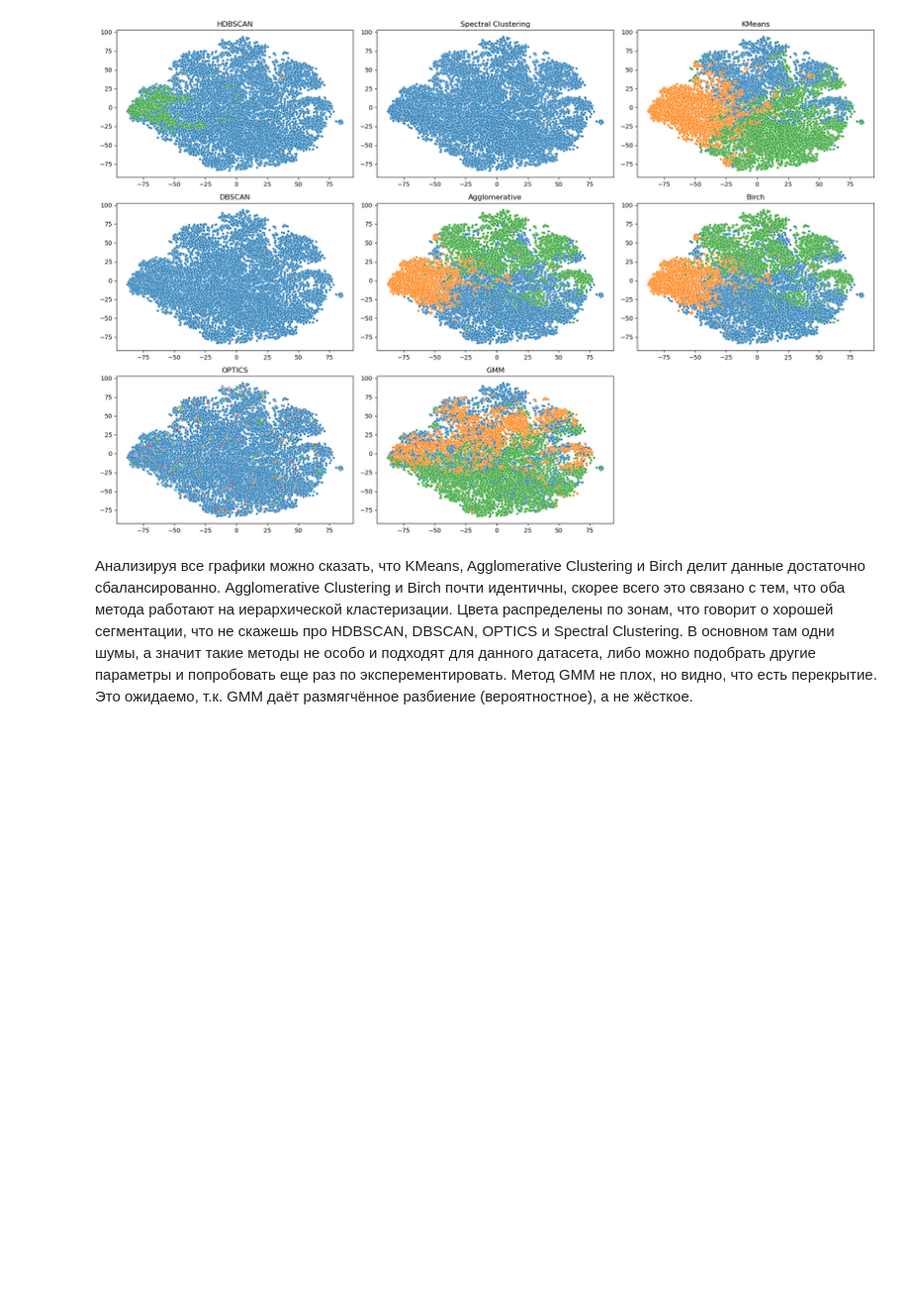
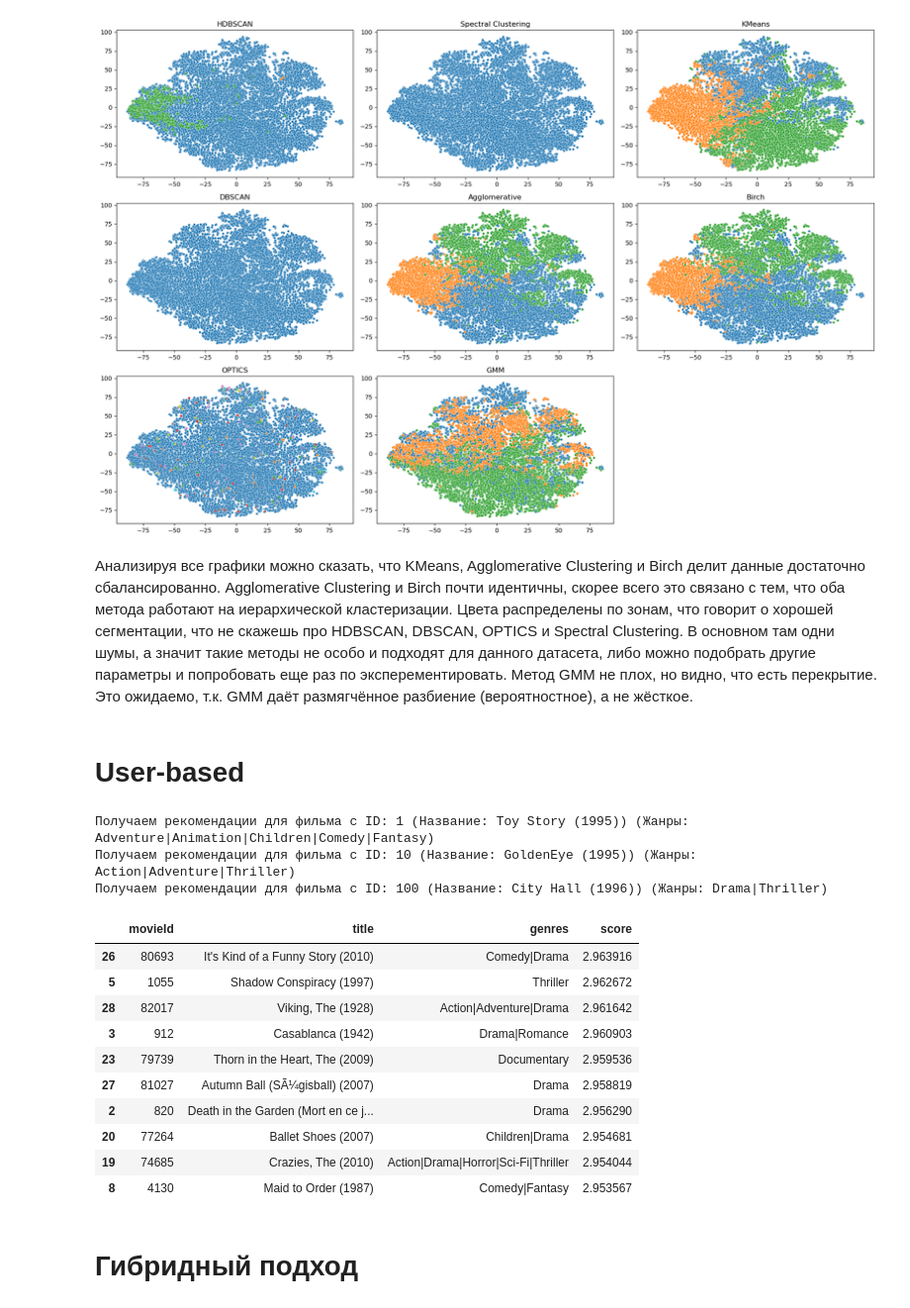
Before and after one commit to D1emonk/My-repo, a Jupyter notebook: Lesson_27.ipynb, the cells around one changed output. Shown at 99% size. Cells and saved outputs as stored; diff of their text form; code cells hidden in the pictures; blank space fills up the shorter version.

Commit message:
Гибридный подход
Гибридный подход

```diff
--- a/Lesson_27.ipynb
+++ b/Lesson_27.ipynb
@@ -385,3 +386,5 @@ plt.show()
 [figure]
 # %% [markdown]
 Анализируя все графики можно сказать, что KMeans, Agglomerative Clustering и Birch делит данные достаточно сбалансированно. Agglomerative Clustering и  Birch почти идентичны, скорее всего это связано с тем, что оба метода работают на иерархической кластеризации. Цвета распределены по зонам, что говорит о хорошей сегментации, что не скажешь про HDBSCAN, DBSCAN, OPTICS и Spectral Clustering. В основном там одни шумы, а значит такие методы не особо и подходят для данного датасета, либо можно подобрать другие параметры и попробовать еще раз по эксперементировать. Метод GMM не плох, но видно, что есть перекрытие. Это ожидаемо, т.к. GMM даёт размягчённое разбиение (вероятностное), а не жёсткое.
+# %% [markdown]
+<h1> User-based</h1>
@@ -387,0 +535,33 @@ plt.show()
+# %%
+user_vector, mode = get_user_vector(
+    user_id=1,
+    viewed_movie_ids=[1, 10, 100],
+    ratings_df=ratings,
+    movie_vectors=encoded_movies,
+    movie_id_map={mid: idx for idx, mid in enumerate(movies['movieId'])}
+)
+final_recommendations = ensemble_user_recommendations(
+    user_vector,
+    encoded_movies,
+    movies,
+    clustering_labels=agg_labels,
+    top_n=10
+)
+final_recommendations
+# %% [output]
+Получаем рекомендации для фильма с ID: 1 (Название: Toy Story (1995)) (Жанры: Adventure|Animation|Children|Comedy|Fantasy)
+Получаем рекомендации для фильма с ID: 10 (Название: GoldenEye (1995)) (Жанры: Action|Adventure|Thriller)
+Получаем рекомендации для фильма с ID: 100 (Название: City Hall (1996)) (Жанры: Drama|Thriller)
+|  | movieId | title | genres | score |
+| 26 | 80693 | It's Kind of a Funny Story (2010) | Comedy|Drama | 2.963916 |
+| 5 | 1055 | Shadow Conspiracy (1997) | Thriller | 2.962672 |
+| 28 | 82017 | Viking, The (1928) | Action|Adventure|Drama | 2.961642 |
+| 3 | 912 | Casablanca (1942) | Drama|Romance | 2.960903 |
+| 23 | 79739 | Thorn in the Heart, The (2009) | Documentary | 2.959536 |
+| 27 | 81027 | Autumn Ball (SÃ¼gisball) (2007) | Drama | 2.958819 |
+| 2 | 820 | Death in the Garden (Mort en ce j... | Drama | 2.956290 |
+| 20 | 77264 | Ballet Shoes (2007) | Children|Drama | 2.954681 |
+| 19 | 74685 | Crazies, The (2010) | Action|Drama|Horror|Sci-Fi|Thriller | 2.954044 |
+| 8 | 4130 | Maid to Order (1987) | Comedy|Fantasy | 2.953567 |
+# %% [markdown]
+<h1> Гибридный подход</h1>
```
Also changed, not shown: parts of 11 cells of this notebook.
